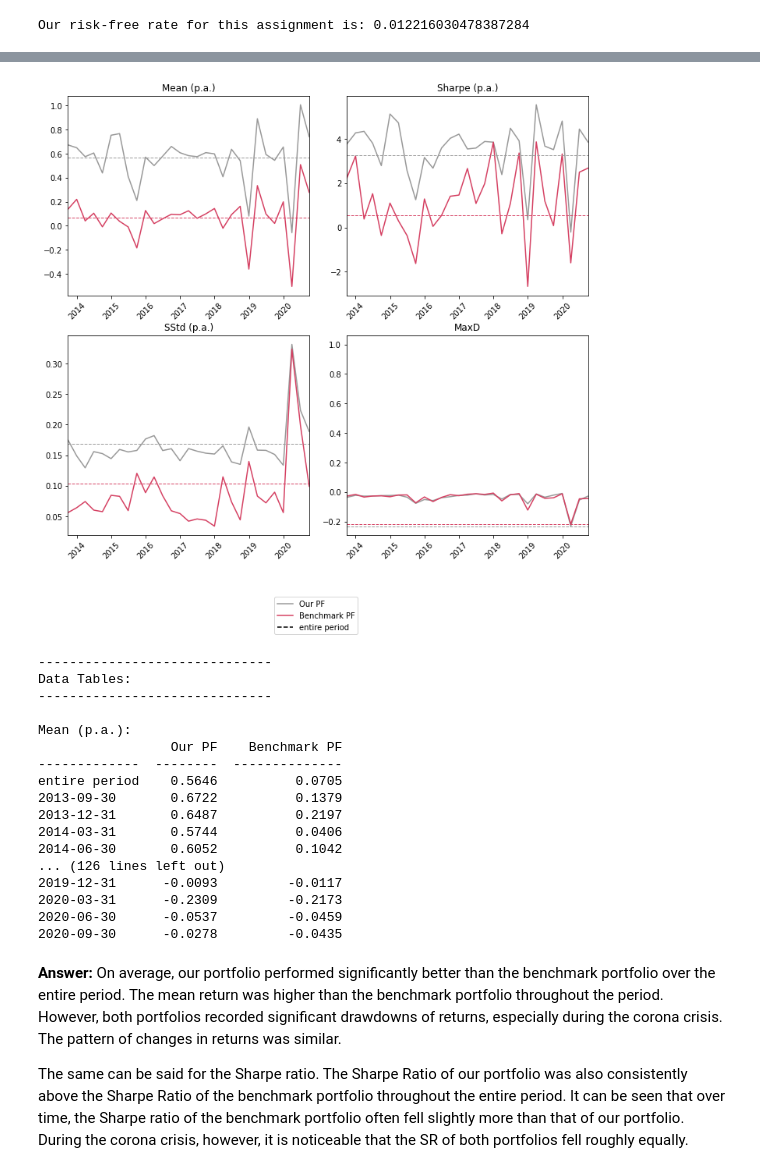
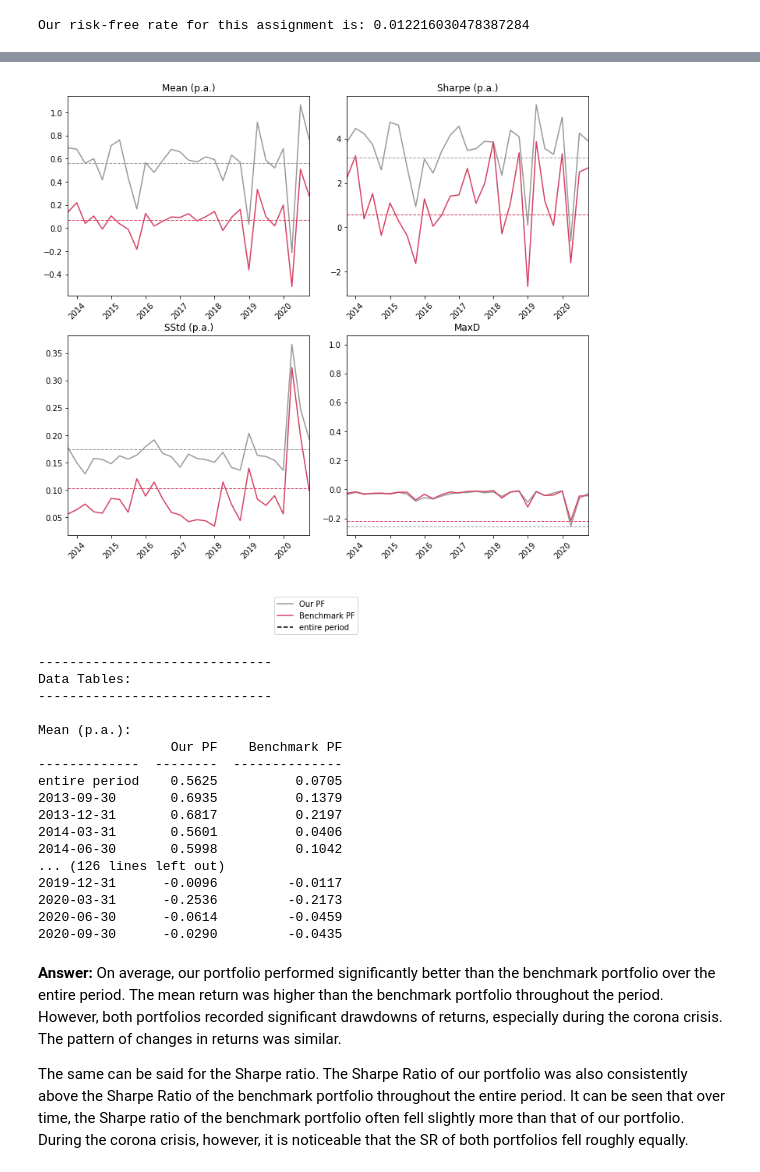
Before and after one commit to vanalmsick/pf_mgt, a Jupyter notebook: pf_mgt/assignment 2.ipynb, the cells around one changed output, grey strips where cells are left out. Cells and saved outputs as stored; diff of their text form; code cells hidden in the pictures.

```diff
--- a/pf_mgt/assignment 2.ipynb
+++ b/pf_mgt/assignment 2.ipynb
@@ -116,7 +118,7 @@ Within the ETFS, two are denoted in foregin currencies. The  iShares STOXX Europ
 df_returns = df1.pct_change().loc['2013-07-01':'2020-09-17']
 
 # Dictionary with weights from task
-our_weight_dict = {'iShares Russell 2000 ETF (IWM) $': 0.42, 'iShares STOXX Europe 600 UCITS ETF (DE) (EXSA.DE) $': 0.1, 'iShares MSCI Emerging Markets ETF (EEM) $': 0.06, 'iShares Core Nikkei 225 ETF (1329.T) $': 0.06, 'iShares 20+ Year Treasury Bond ETF (TLT) $': 0.2, 'iShares Core U.S. Aggregate Bond ETF (AGG) $': 0.2}
+our_weight_dict = {'iShares Russell 2000 ETF (IWM) $': 0.42, 'iShares STOXX Europe 600 UCITS ETF (DE) (EXSA.DE) $': 0.1, 'iShares MSCI Emerging Markets ETF (EEM) $': 0.06, 'iShares Core Nikkei 225 ETF (1329.T) $': 0.06, 'iShares 20+ Year Treasury Bond ETF (TLT) $': 0.1, 'iShares Core U.S. Aggregate Bond ETF (AGG) $': 0.1, 'SPDR Bloomberg Barclays High Yield Bond ETF (JNK) $': 0.1, 'iShares iBoxx $ Investment Grade Corporate Bond ETF (LQD) $':0.1}
 benchmark_weight_dict = {'Wilshire 5000 Total Market Index (^W5000) $': 0.6, '13 Week Treasury Bill (^IRX) $': 0.4}
 
 # Get PF returns for entire time period
@@ -128,34 +130,34 @@ benchmark_PF = PF_value_with_rebalancing(df_returns, benchmark_weight_dict, init
 
 # store PF for exercise 4
 store_exercise_1 = pd.DataFrame()
 store_exercise_1['Our PF'] = our_PF
 store_exercise_1['Benchmark PF'] = benchmark_PF
 
 # Calculate Moments for entire time period
 PF_moments = {}
 PF_moments['entire period'] = moments(pd.concat([our_PF, benchmark_PF], axis=1, sort=False), output=['Mean (p.a.)', 'Sharpe (p.a.)', 'SStd (p.a.)', 'MaxD'], r_f=r_f)
 
 # Get PF returns for each quater
 for q, data in df_date_period_iterator(df_returns, period='q', true_date=True):
     our_PF = PF_value_with_rebalancing(data, our_weight_dict, initial_investment=1, rebalancing='m',
                                        percentage=True)['PF Total'].rename('Our PF')
     benchmark_PF = PF_value_with_rebalancing(data, benchmark_weight_dict, initial_investment=1, rebalancing='m',
                                              percentage=True)['PF Total'].rename('Benchmark PF')
     # Calculate quaterly moments
     PF_moments[q] = moments(pd.concat([our_PF, benchmark_PF], axis=1, sort=False), output=['Mean (p.a.)', 'Sharpe (p.a.)', 'SStd (p.a.)', 'MaxD'], r_f=r_f)
 
 
 # Remove unneccesary Moments that are not asked for in task
 PF_moments = transpose_dict_DF(PF_moments, [('head', 'index'),('dict_key','index')])
 
 # Show results
 custom_plot(PF_moments, mean_row_loc='entire period')
 
 exp_dict = PF_moments
 exp_dict['DATA'] = df_returns
 excel_exporter(exp_dict, 'results/assignment_2-exercise_1a.xlsx')
 # %% [output]
-[figure, old version]
+[figure, new version]
 ------------------------------
 Data Tables:
 ------------------------------
@@ -163,16 +165,16 @@ Data Tables:
 Mean (p.a.):
                  Our PF    Benchmark PF
 -------------  --------  --------------
-entire period    0.5646          0.0705
-2013-09-30       0.6722          0.1379
-2013-12-31       0.6487          0.2197
-2014-03-31       0.5744          0.0406
-2014-06-30       0.6052          0.1042
+entire period    0.5625          0.0705
+2013-09-30       0.6935          0.1379
+2013-12-31       0.6817          0.2197
+2014-03-31       0.5601          0.0406
+2014-06-30       0.5998          0.1042
 ... (126 lines left out)
-2019-12-31      -0.0093         -0.0117
-2020-03-31      -0.2309         -0.2173
-2020-06-30      -0.0537         -0.0459
-2020-09-30      -0.0278         -0.0435
+2019-12-31      -0.0096         -0.0117
+2020-03-31      -0.2536         -0.2173
+2020-06-30      -0.0614         -0.0459
+2020-09-30      -0.0290         -0.0435
 # %% [markdown]
 <b>Answer:</b>
 On average, our portfolio performed significantly better than the benchmark portfolio over the entire period. The mean return was higher than the benchmark portfolio throughout the period. However, both portfolios recorded significant drawdowns of returns, especially during the corona crisis. The pattern of changes in returns was similar.
```
Also changed, not shown: parts of 13 cells of this notebook.
